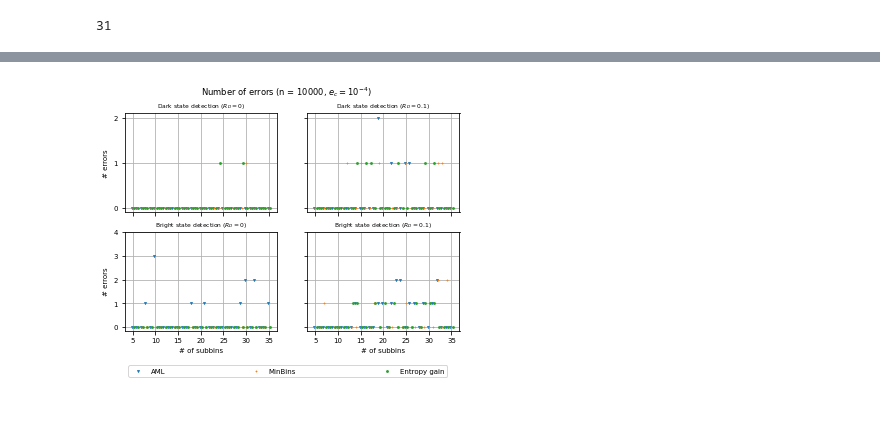
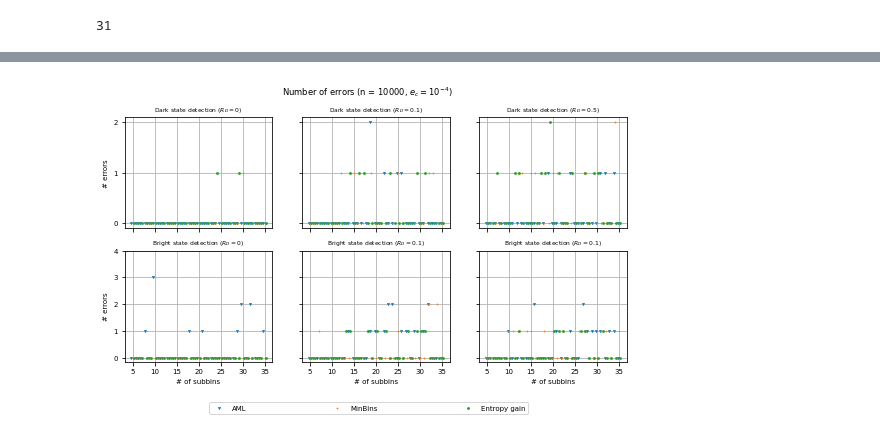
Before and after one commit to marti-m/ion-detect-mcmc, a Jupyter notebook: ion-detection-sim.ipynb, the cells around one changed output, grey strips where cells are left out. Saved outputs shown, nothing was run; the diff lists cells and outputs as text; code cells hidden in the pictures; blank space fills up the shorter version.

```diff
--- a/ion-detection-sim.ipynb
+++ b/ion-detection-sim.ipynb
@@ -135,7 +153,9 @@ print(len(idx))
 paths = ['./detection_sim/outputs/dark_R_D_0/',
          './detection_sim/outputs/bright_R_D_0/',
          './detection_sim/outputs/dark_R_D_0_1/',
-         './detection_sim/outputs/bright_R_D_0_1/']
+         './detection_sim/outputs/bright_R_D_0_1/',
+         './detection_sim/outputs/dark_R_D_0_5/',
+         './detection_sim/outputs/bright_R_D_0_5/']
 # %% [output]
 31
 # %%
@@ -154,6 +174,11 @@ t_detection_avg_dark_R_D_0_1 = np.zeros((len(idx), 3))
 n_errors_dark_R_D_0_1 = np.zeros((len(idx), 3))
 n_pi_pulse_avg_dark_R_D_0_1 = np.zeros((len(idx), 3))
 
+n_subbins_avg_dark_R_D_0_5 = np.zeros((len(idx), 3))
+t_detection_avg_dark_R_D_0_5 = np.zeros((len(idx), 3))
+n_errors_dark_R_D_0_5 = np.zeros((len(idx), 3))
+n_pi_pulse_avg_dark_R_D_0_5 = np.zeros((len(idx), 3))
+
 n_subbins_avg_bright_R_D_0 = np.zeros((len(idx), 3))
 t_detection_avg_bright_R_D_0 = np.zeros((len(idx), 3))
 n_errors_bright_R_D_0 = np.zeros((len(idx), 3))
@@ -163,6 +188,11 @@ n_subbins_avg_bright_R_D_0_1 = np.zeros((len(idx), 3))
 t_detection_avg_bright_R_D_0_1 = np.zeros((len(idx), 3))
 n_errors_bright_R_D_0_1 = np.zeros((len(idx), 3))
 n_pi_pulse_avg_bright_R_D_0_1 = np.zeros((len(idx), 3))
+
+n_subbins_avg_bright_R_D_0_5 = np.zeros((len(idx), 3))
+t_detection_avg_bright_R_D_0_5 = np.zeros((len(idx), 3))
+n_errors_bright_R_D_0_5 = np.zeros((len(idx), 3))
+n_pi_pulse_avg_bright_R_D_0_5 = np.zeros((len(idx), 3))
 # %%
 for j, i in enumerate(idx):
     df = load_data(paths[0], i)
@@ -304,9 +385,10 @@ fig.savefig("avg_n_Pi.pdf", bbox_inches='tight')
 # %%
 # plotting fun errors
 
-fig, axs = plt.subplots(2, 2, sharex='all', sharey='row')
+fig, axs = plt.subplots(2, 3, sharex='all', sharey='row')
 plt.rc('font', size=7)
 plt.rc('axes', titlesize=6)
+fig.set_size_inches(9, 4.5)
 linewidth = 0.8
 size = 4
 fig.suptitle('Number of errors (n = 10000, $e_c = 10^{-4})$')
@@ -320,41 +402,57 @@ axs[0, 0].set_xticks(np.arange(5, 36, 5))
 axs[0, 0].grid('row')
 axs[0, 0].set_axisbelow(True)
 
 
-# plot top right (dark detection R_D = 0.1)
+# plot top middle (dark detection R_D = 0.1)
 axs[0, 1].set_title('Dark state detection ($R_D = 0.1$)')
 axs[0, 1].scatter(idx - 0.25, n_errors_dark_R_D_0_1[:, 1], label='AML', linewidths = linewidth, marker = 'v', s=size)
 axs[0, 1].scatter(idx, n_errors_dark_R_D_0_1[:, 0], label='MinBins', linewidths = linewidth, marker = '+', s=size)
 axs[0, 1].scatter(idx + 0.25, n_errors_dark_R_D_0_1[:, 2], label='Entropy gain', linewidths = linewidth, marker = 'o', s=size)
-axs[0, 0].set_yticks(np.arange(0, 3, 1))
 axs[0, 1].grid('row')
 axs[0, 1].set_axisbelow(True)
+
+# plot top right (dark detection R_D = 0.5)
+axs[0, 2].set_title('Dark state detection ($R_D = 0.5$)')
+axs[0, 2].scatter(idx - 0.25, n_errors_dark_R_D_0_5[:, 1], label='AML', linewidths = linewidth, marker = 'v', s=size)
+axs[0, 2].scatter(idx, n_errors_dark_R_D_0_5[:, 0], label='MinBins', linewidths = linewidth, marker = '+', s=size)
+axs[0, 2].scatter(idx + 0.25, n_errors_dark_R_D_0_5[:, 2], label='Entropy gain', linewidths = linewidth, marker = 'o', s=size)
+axs[0, 2].set_yticks(np.arange(0, 3, 1))
+axs[0, 2].grid('row')
+axs[0, 2].set_axisbelow(True)
 
 # plot bottom left (dark detection R_D = 0.1)
 axs[1, 0].set_title('Bright state detection ($R_D = 0$)')
 axs[1, 0].scatter(idx - 0.25, n_errors_bright_R_D_0[:, 1], label='AML', linewidths = linewidth, marker = 'v', s=size)
 axs[1, 0].scatter(idx, n_errors_bright_R_D_0[:, 0], label='MinBins',linewidths = linewidth, marker = '+', s=size)
 axs[1, 0].scatter(idx + 0.25, n_errors_bright_R_D_0[:, 2], label='Entropy gain', linewidths = linewidth, marker = 'o', s=size)
 axs[1, 0].set_xlabel('# of subbins')
 axs[1, 0].set_ylabel('# errors')
 axs[1, 0].set_axisbelow(True)
 axs[1, 0].grid('row')
-axs[1, 0].legend(loc='lower left', ncol=3, columnspacing=12, bbox_to_anchor=(0.0, -0.5))
+axs[1, 0].legend(loc='lower left', ncol=3, columnspacing=12, bbox_to_anchor=(0.55, -0.5))
 
-# plot bottom right(dark detection R_D = 0.1)
+# plot bottom middle (dark detection R_D = 0.1)
 axs[1, 1].set_title('Bright state detection ($R_D = 0.1$)')
-axs[1, 1].set_axisbelow(True)
-axs[1, 1].grid('row')
 axs[1, 1].scatter(idx - 0.25, n_errors_bright_R_D_0_1[:, 1], label='AML', linewidths = linewidth, marker = 'v', s=size)
 axs[1, 1].scatter(idx, n_errors_bright_R_D_0_1[:, 0], label='MinBins',linewidths = linewidth, marker = '+', s=size)
 axs[1, 1].scatter(idx + 0.25, n_errors_bright_R_D_0_1[:, 2], label='Entropy gain', linewidths = linewidth, marker = 'o', s=size)
 axs[1, 1].set_xlabel('# of subbins')
-axs[1, 1].set_yticks(np.arange(0, 5, 1))
+axs[1, 1].set_axisbelow(True)
+axs[1, 1].grid('row')
 
+# plot bottom right(dark detection R_D = 0.5)
+axs[1, 2].set_title('Bright state detection ($R_D = 0.1$)')
+axs[1, 2].scatter(idx - 0.25, n_errors_bright_R_D_0_5[:, 1], label='AML', linewidths = linewidth, marker = 'v', s=size)
+axs[1, 2].scatter(idx, n_errors_bright_R_D_0_5[:, 0], label='MinBins',linewidths = linewidth, marker = '+', s=size)
+axs[1, 2].scatter(idx + 0.25, n_errors_bright_R_D_0_5[:, 2], label='Entropy gain', linewidths = linewidth, marker = 'o', s=size)
+axs[1, 2].set_xlabel('# of subbins')
+axs[1, 2].set_yticks(np.arange(0, 5, 1))
+axs[1, 2].set_axisbelow(True)
+axs[1, 2].grid('row')
 
 fig.savefig("errors.pdf", bbox_inches='tight')
 # %% [output]
-[figure, old version]
+[figure, new version]
 # %%
 import numpy as np
 import matplotlib.pyplot as plt
```
Also changed, not shown: parts of 11 cells of this notebook, 5 other files.
